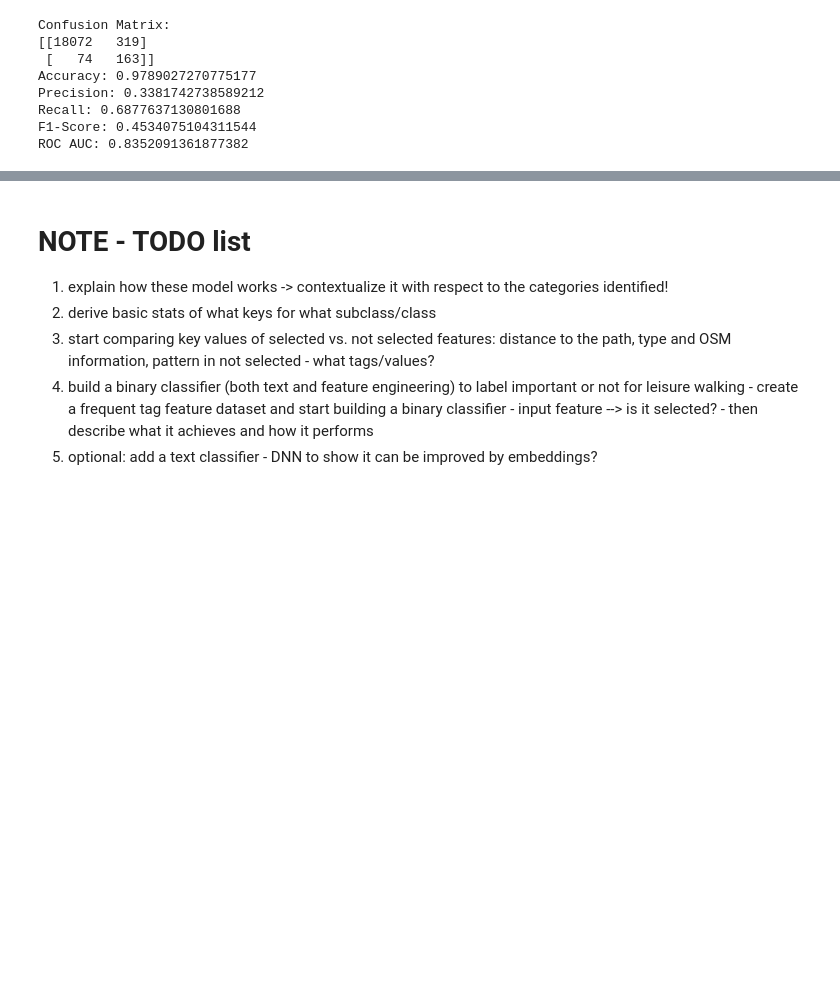
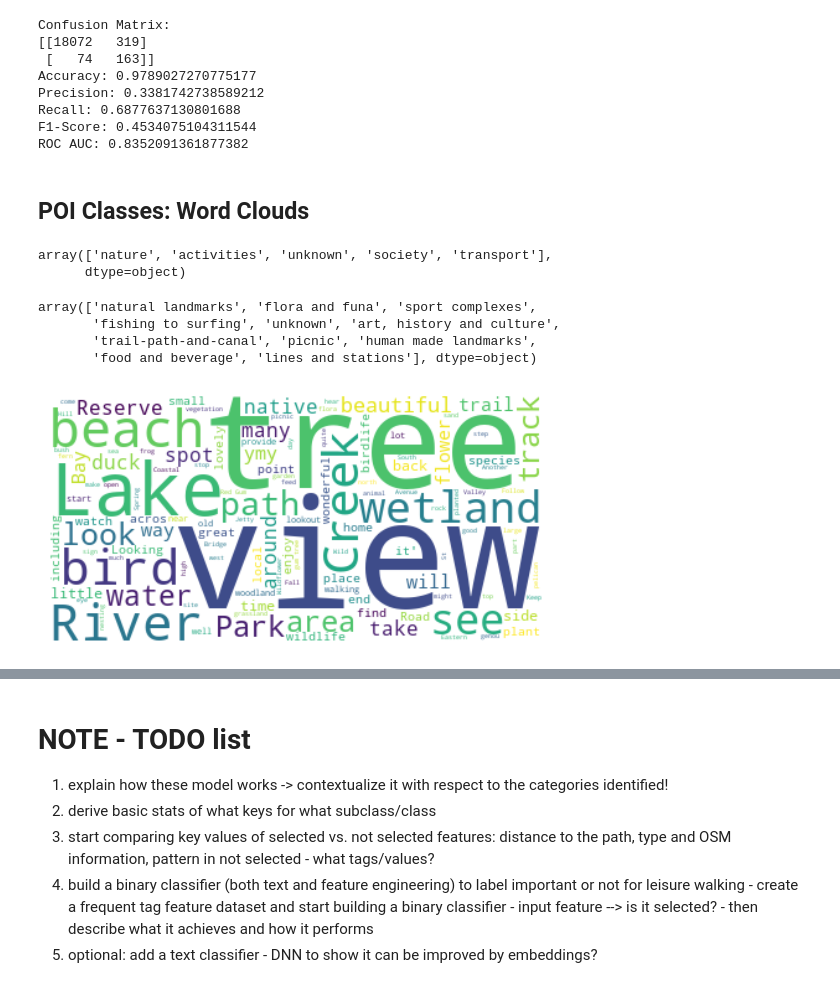
Before and after one commit to hamzeiehsan/leisure-walking-analysis, a Jupyter notebook: 4. final analysis.ipynb, the cells around one changed output, grey strips where cells are left out. Saved outputs shown, nothing was run; the diff lists cells and outputs as text; code cells hidden in the pictures; blank space fills up the shorter version.

Commit message:
WIP - add word clouds and stats

```diff
--- a/4. final analysis.ipynb
+++ b/4. final analysis.ipynb
@@ -1440,3 +1440,55 @@ F1-Score: 0.4534075104311544
 ROC AUC: 0.8352091361877382
 # %%
 # add a detailed analysis of method
+# %% [markdown]
+## POI Classes: Word Clouds
+# %%
+poi_classified['Class'].unique()
+# %% [output]
+array(['nature', 'activities', 'unknown', 'society', 'transport'],
+      dtype=object)
+# %%
+poi_classified['Subclass'].unique()
+# %% [output]
+array(['natural landmarks', 'flora and funa', 'sport complexes',
+       'fishing to surfing', 'unknown', 'art, history and culture',
+       'trail-path-and-canal', 'picnic', 'human made landmarks',
+       'food and beverage', 'lines and stations'], dtype=object)
+# %%
+poi_classified_list = poi_classified.to_dict(orient='records')
+class_texts = {'nature': [], 'activities': [], 'society': [], 'transport': []}
+for row in poi_classified_list:
+    if row['Class'] in class_texts.keys():
+        class_texts[row['Class']].append(row['document'])
+
+class_texts = {k:' '.join(v) for k,v in class_texts.items()}
+# %%
+from wordcloud import WordCloud, STOPWORDS
+from PIL import Image
+import matplotlib.pyplot as plt
+from string import ascii_letters
+
+def range_alpha(start_letter, end_letter):
+  return ascii_letters[
+    ascii_letters.index(start_letter):ascii_letters.index(end_letter) + 1
+  ]
+
+ulset = range_alpha('a', 'Z')
+
+stopwords = set(STOPWORDS)
+stopwords.update(['thi', 'ha', 'wa', 'along', 'walk', 'one', 'two', 'three'])
+stopwords.update(ulset)
+
+def generate_wc(text, fig_location=None):
+    wordcloud_obj = WordCloud(stopwords=stopwords, background_color="white", max_words=300).generate(text)
+
+    plt.imshow(wordcloud_obj, interpolation='bilinear')
+    plt.axis("off")
+
+    if fig_location is not None:
+        plt.savefig(fig_location, bbox_inches='tight')
+    plt.show()
+# %%
+generate_wc(class_texts['nature'], 'outputs/figure/nature_wc.png')
+# %% [output]
+[figure, added]
```
Also changed, not shown: parts of 4 cells of this notebook, 9 other files.
